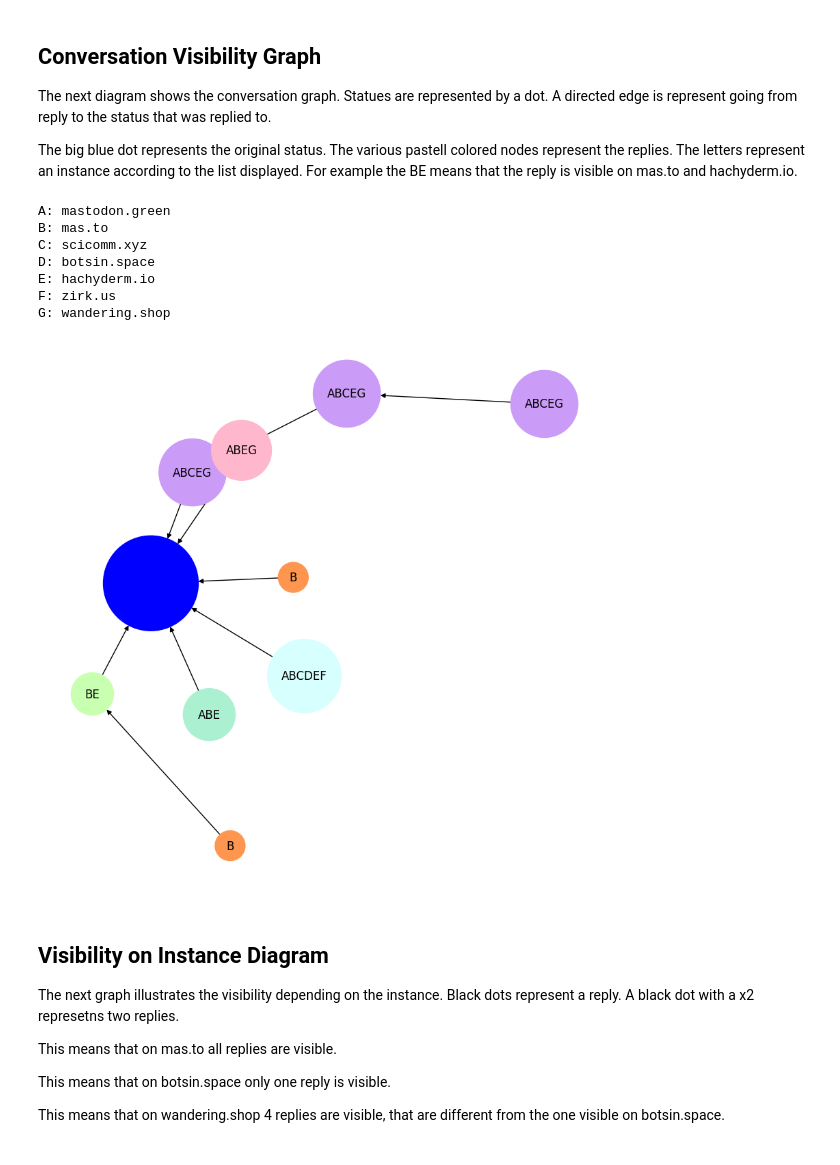
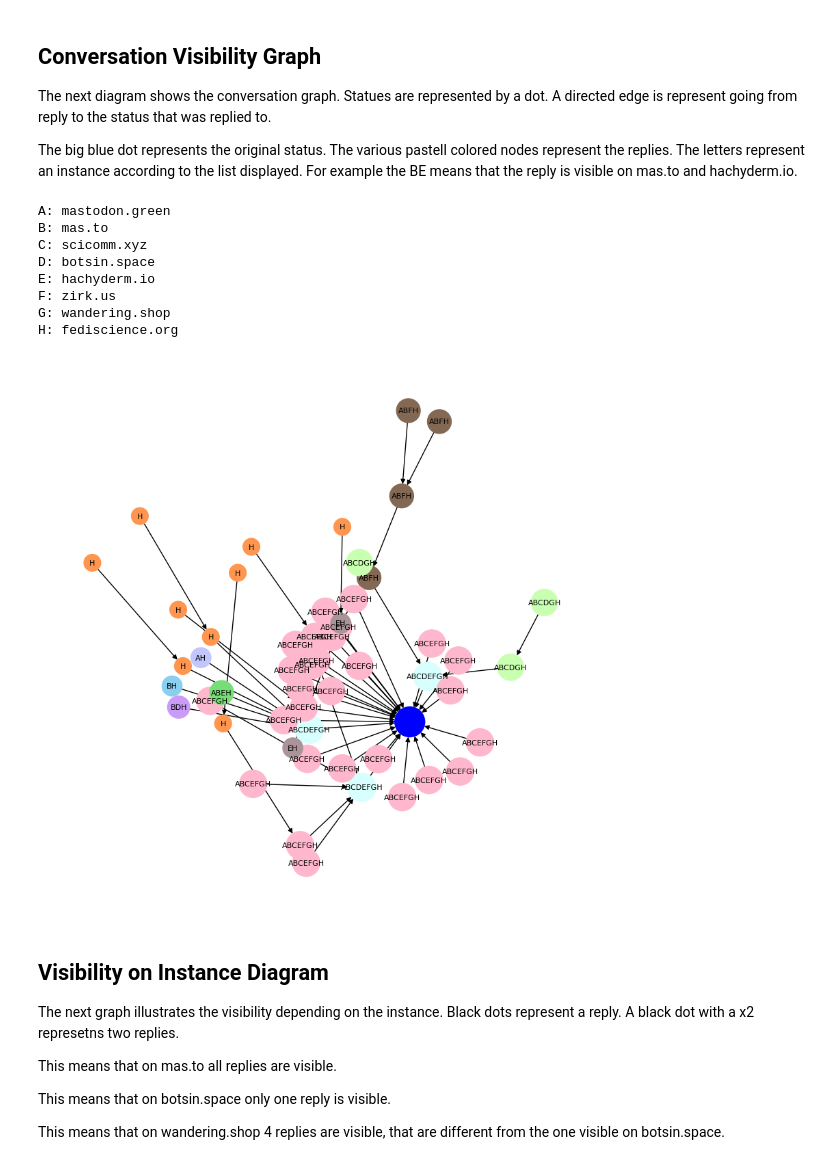
Before and after one commit to HelgeKrueger/mastodon_recommender, a Jupyter notebook: hypergraph.ipynb, the cells around one changed output. Drawn from its saved outputs; the diff is of its cells as text; code cells hidden in the pictures.

Commit message:
Bug fixes
Ensure original instance is queried. Ensure colors don't run out. Some
layout optimization

```diff
--- a/hypergraph.ipynb
+++ b/hypergraph.ipynb
@@ -12,10 +12,10 @@ import networkx as nx
 from mastodon_recommender.reply_analyzer import ReplyAnalyzer
 
 # This is the account name of the status we are looking the replies up for
-account = "@helgek@mas.to"
+account = "@rahmstorf@fediscience.org"
 
 # This is the URL of the status, we are looking the replies up for on its origin server
-status_url = "https://mas.to/@helgek/109610212716916590"
+status_url = "https://fediscience.org/@rahmstorf/109616283128454786"
 
 instances = ["towns.gay", "mastodon.green", "mas.to", 'scicomm.xyz', "botsin.space", "hachyderm.io", "zirk.us", "wandering.shop", "freethought.online"]
 
@@ -47,19 +48,22 @@ The big blue dot represents the original status. The various pastell colored nod
 # %%
 G, labels, node_sizes, node_colors = ra.build_conversation_visibility_graph()
 
 for instance in ra.instances_with_replies():
     print(f"{ra.instance_to_letter(instance)}: {instance}")
 
-nx.draw(G, with_labels=True, labels=labels, node_size=node_sizes, node_color=node_colors)
+node_sizes = [x ** 0.5 * 10 for x in node_sizes]
+
+nx.draw(G, with_labels=True, labels=labels, node_size=node_sizes, node_color=node_colors, font_size=8)
 # %% [output]
 A: mastodon.green
 B: mas.to
 C: scicomm.xyz
 D: botsin.space
 E: hachyderm.io
 F: zirk.us
 G: wandering.shop
+H: fediscience.org
-[figure, old version]
+[figure, new version]
 # %% [markdown]
 ## Visibility on Instance Diagram
 
```
Also changed, not shown: parts of 2 cells of this notebook, 1 other file.
